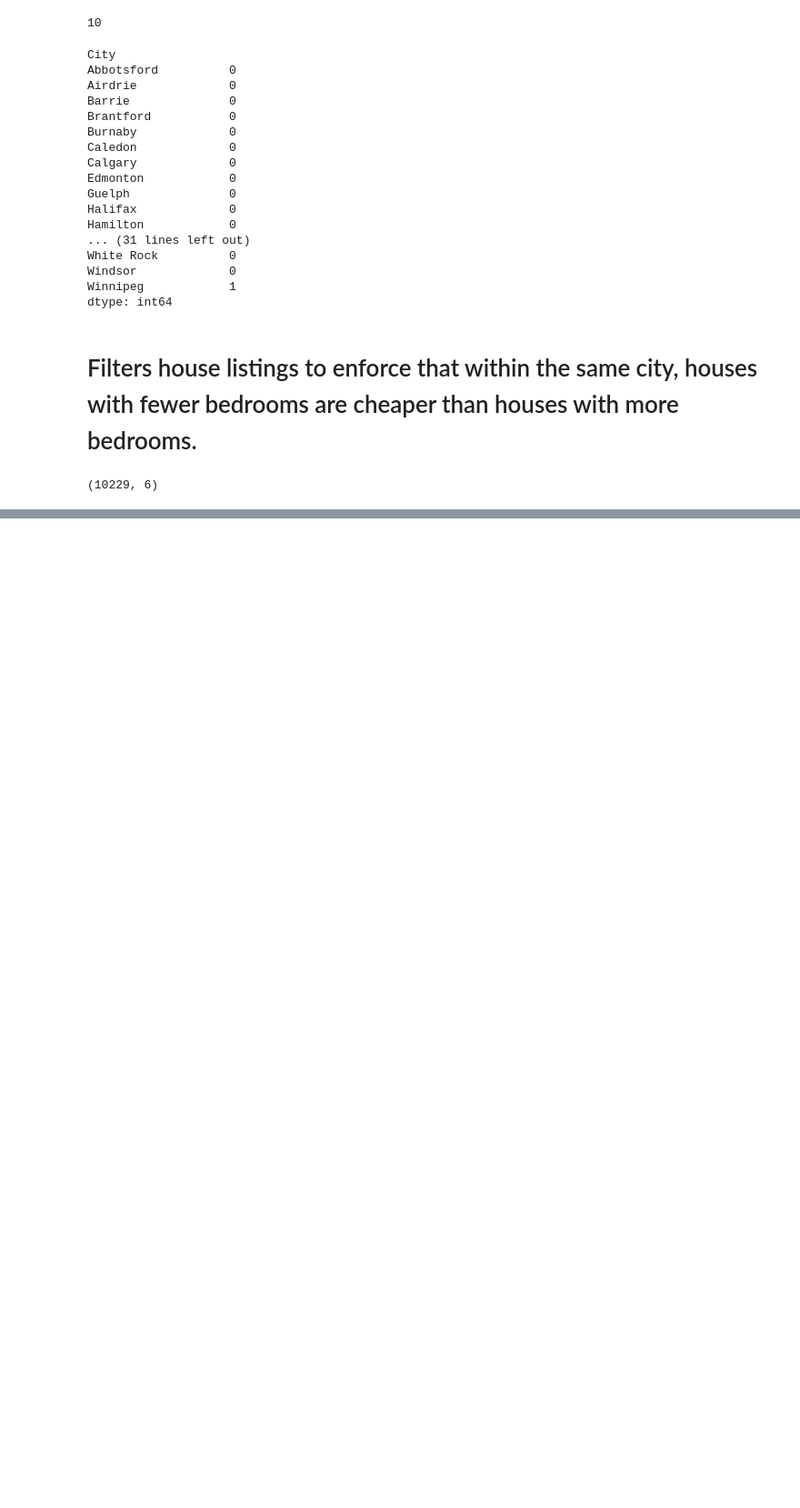
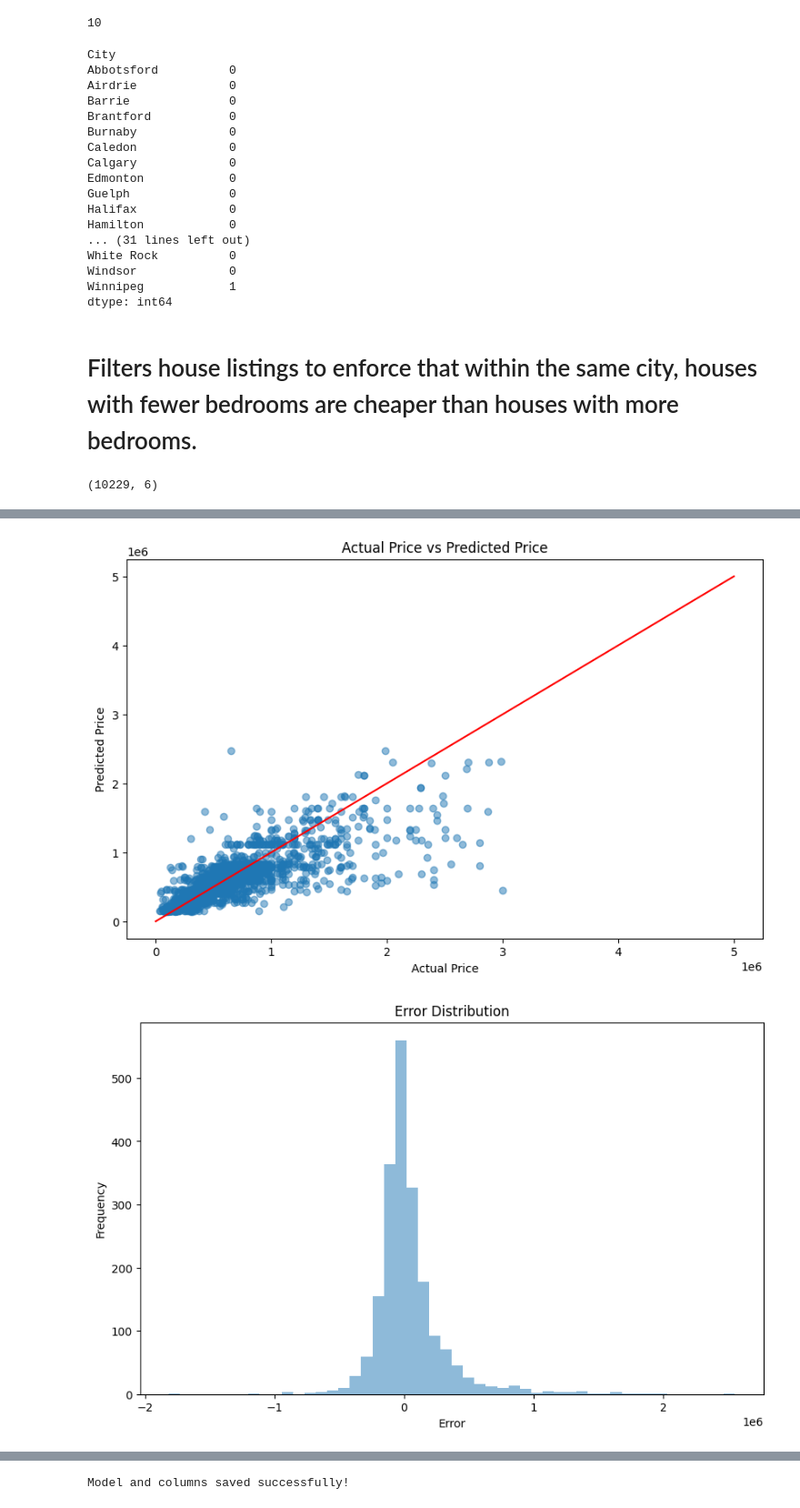
Before and after one commit to ShouravRakshit/Data-Science-Projects, a Jupyter notebook: CanadianHousePrice/house_prices.ipynb, the cells around one changed output, grey strips where cells are left out. Shown: that part at 91% size. Cells and saved outputs as stored; diff of their text form; code cells hidden in the pictures; blank space fills up the shorter version.

```diff
--- a/CanadianHousePrice/house_prices.ipynb
+++ b/CanadianHousePrice/house_prices.ipynb
@@ -305,0 +490,33 @@ print(df1_filtered.shape)
+# %%
+# Convert y_test and y_pred back to the original price scale
+y_test_original = np.exp(y_test)
+y_pred_original = np.exp(y_pred)
+
+# Plot 1: Actual Price vs Predicted Price
+plt.figure(figsize=(10, 6))
+plt.scatter(y_test_original, y_pred_original, alpha=0.5)
+plt.plot(np.linspace(0, 5000000, 100), np.linspace(0, 5000000, 100), color='red')
+plt.xlabel('Actual Price')
+plt.ylabel('Predicted Price')
+plt.title('Actual Price vs Predicted Price')
+plt.show()
+
+# Plot 2: Error Distribution
+plt.figure(figsize=(10, 6))
+plt.hist(y_test_original - y_pred_original, bins=50, alpha=0.5)
+plt.xlabel('Error')
+plt.ylabel('Frequency')
+plt.title('Error Distribution')
+plt.show()
+
+# Plot 3: Actual Price vs Error
+plt.figure(figsize=(10, 6))
+plt.scatter(y_test_original, y_test_original - y_pred_original, alpha=0.5)
+plt.axhline(y=0, color='red')
+plt.xlabel('Actual Price')
+plt.ylabel('Error')
+plt.title('Actual Price vs Error')
+plt.show()
+# %% [output]
+[figure, added]
+[figure, added]
@@ -305,0 +530,14 @@ print(df1_filtered.shape)
+# %%
+# Save the X_train columns
+import json
+
+columns = {
+    'data_columns': [col.lower() for col in X_train.columns]
+}
+
+with open("columns.json", "w") as file:
+    file.write(json.dumps(columns))
+
+print("Model and columns saved successfully!")
+# %% [output]
+Model and columns saved successfully!
```
Also changed, not shown: parts of 25 cells of this notebook, 2 other files.
